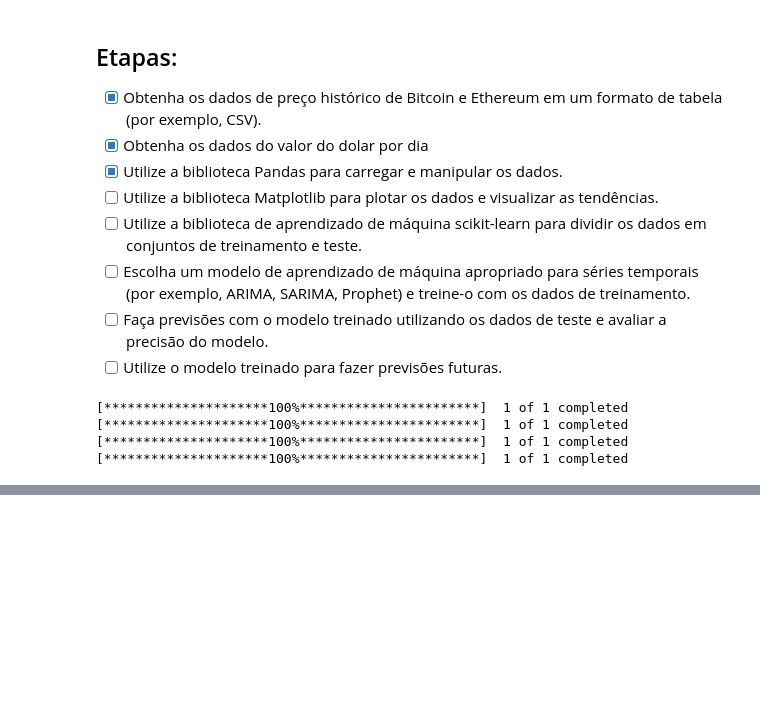
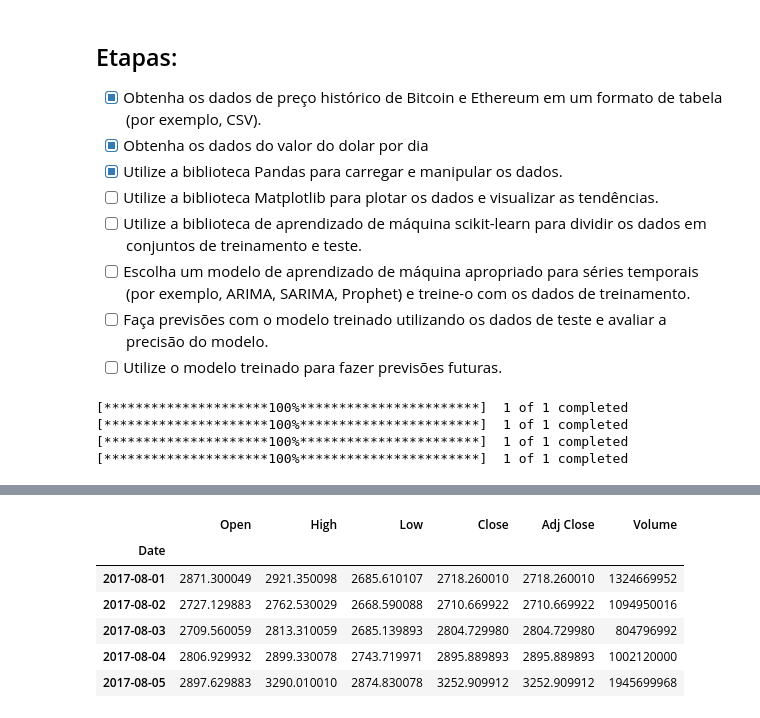
Before and after one commit to Jadeilson08/tcc-data-science, a Jupyter notebook: tcc.ipynb, the cells around one changed output, grey strips where cells are left out. Cells and saved outputs as stored; diff of their text form; code cells hidden in the pictures; blank space fills up the shorter version.

```diff
--- a/tcc.ipynb
+++ b/tcc.ipynb
@@ -61,4 +61,14 @@ memory usage: 112.2 KB
 ' etapa 1 realizada '
+# %%
+df_bitcoin.head()
+# %% [output]
+|  | Open | High | Low | Close | Adj Close | Volume |
+| Date |  |  |  |  |  |  |
+| 2017-08-01 | 2871.300049 | 2921.350098 | 2685.610107 | 2718.260010 | 2718.260010 | 1324669952 |
+| 2017-08-02 | 2727.129883 | 2762.530029 | 2668.590088 | 2710.669922 | 2710.669922 | 1094950016 |
+| 2017-08-03 | 2709.560059 | 2813.310059 | 2685.139893 | 2804.729980 | 2804.729980 | 804796992 |
+| 2017-08-04 | 2806.929932 | 2899.330078 | 2743.719971 | 2895.889893 | 2895.889893 | 1002120000 |
+| 2017-08-05 | 2897.629883 | 3290.010010 | 2874.830078 | 3252.909912 | 3252.909912 | 1945699968 |
 # %%
 '''
   etapa 2
```
Also changed, not shown: parts of 11 cells of this notebook.
